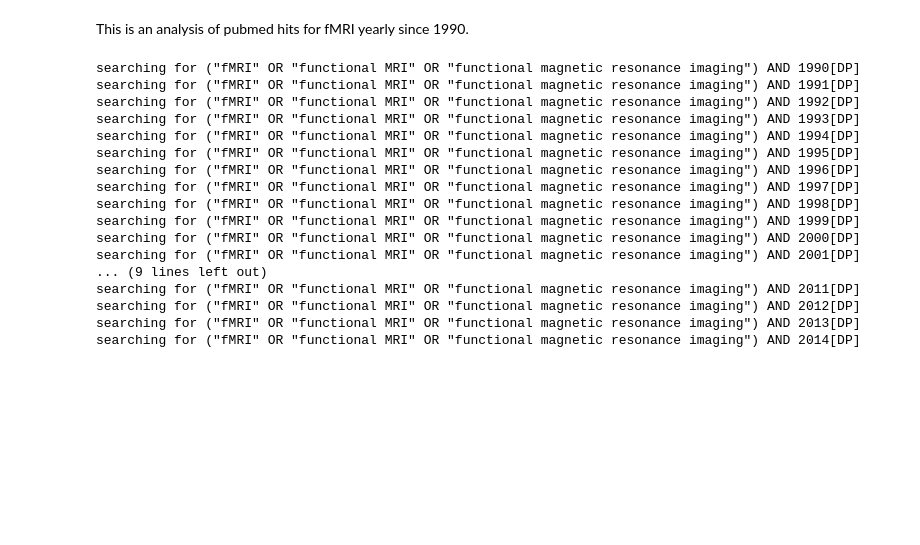
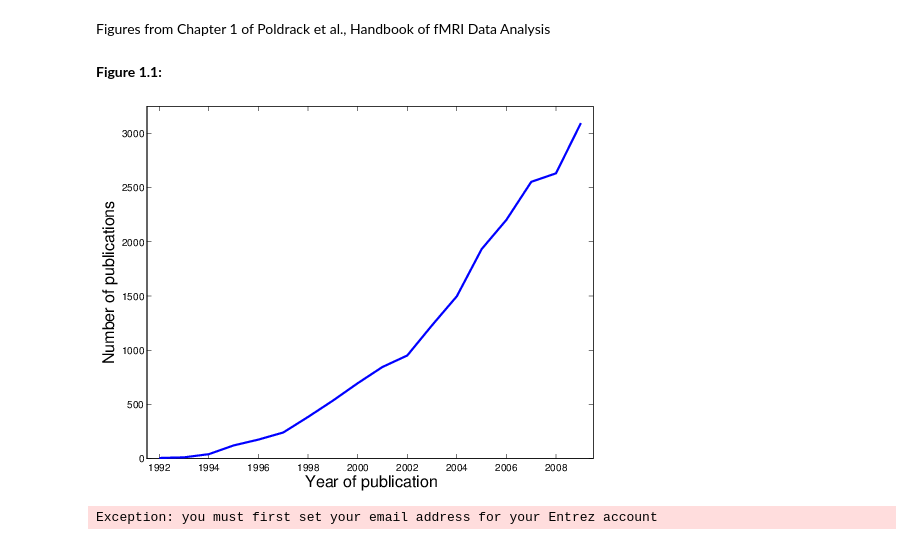
Before and after one commit to poldrack/fmri-handbook-2e-code, a Jupyter notebook: notebooks/Chapter1-Intro/Chapter1-Intro.ipynb, the cells around one changed output. Cells and saved outputs as stored; diff of their text form; code cells hidden in the pictures; blank space fills up the shorter version.

```diff
--- a/notebooks/Chapter1-Intro/Chapter1-Intro.ipynb
+++ b/notebooks/Chapter1-Intro/Chapter1-Intro.ipynb
@@ -1,2 +0,0 @@
-# %% [markdown]
-This is an analysis of pubmed hits for fMRI yearly since 1990.
@@ -5 +1,19 @@ from Bio import Entrez
+# %% [markdown]
+Figures from Chapter 1 of Poldrack et al., Handbook of fMRI Data Analysis
+# %%
+from Bio import Entrez
+import numpy
+from wand.image import Image as WImage
+import os
+from fmrihandbook.utils.config import Config
+import matplotlib.pyplot as plt
+%matplotlib inline
+
+config=Config()
+# %% [markdown]
+__Figure 1.1:__
+# %%
+WImage(filename=os.path.join(config.orig_figuredir,'Figure_1_1.pdf'))
+# %% [output]
+[figure, added]
 # %%
@@ -10,6 +24,10 @@ def get_pubmed_query_results(query,entrez_email='poldrack@stanford.edu',retmax=2
     record = Entrez.read(handle)
     return record
 # %%
+
+if not config.email:
+    raise Exception('you must first set your email address for your Entrez account')
+
 nhits=[]
 years=[]
 for year in range(1990,2015):
@@ -18,21 +36,5 @@ for year in range(1990,2015):
     nhits.append(len(results['IdList']))
     years.append(year)
 # %% [output]
-searching for ("fMRI" OR "functional MRI" OR "functional magnetic resonance imaging") AND 1990[DP]
-searching for ("fMRI" OR "functional MRI" OR "functional magnetic resonance imaging") AND 1991[DP]
-searching for ("fMRI" OR "functional MRI" OR "functional magnetic resonance imaging") AND 1992[DP]
-searching for ("fMRI" OR "functional MRI" OR "functional magnetic resonance imaging") AND 1993[DP]
-searching for ("fMRI" OR "functional MRI" OR "functional magnetic resonance imaging") AND 1994[DP]
-searching for ("fMRI" OR "functional MRI" OR "functional magnetic resonance imaging") AND 1995[DP]
-searching for ("fMRI" OR "functional MRI" OR "functional magnetic resonance imaging") AND 1996[DP]
-searching for ("fMRI" OR "functional MRI" OR "functional magnetic resonance imaging") AND 1997[DP]
-searching for ("fMRI" OR "functional MRI" OR "functional magnetic resonance imaging") AND 1998[DP]
-searching for ("fMRI" OR "functional MRI" OR "functional magnetic resonance imaging") AND 1999[DP]
-searching for ("fMRI" OR "functional MRI" OR "functional magnetic resonance imaging") AND 2000[DP]
-searching for ("fMRI" OR "functional MRI" OR "functional magnetic resonance imaging") AND 2001[DP]
-... (9 lines left out)
-searching for ("fMRI" OR "functional MRI" OR "functional magnetic resonance imaging") AND 2011[DP]
-searching for ("fMRI" OR "functional MRI" OR "functional magnetic resonance imaging") AND 2012[DP]
-searching for ("fMRI" OR "functional MRI" OR "functional magnetic resonance imaging") AND 2013[DP]
-searching for ("fMRI" OR "functional MRI" OR "functional magnetic resonance imaging") AND 2014[DP]
+Exception: you must first set your email address for your Entrez account
 # %%
```
Also changed, not shown: parts of 16 cells of this notebook.
